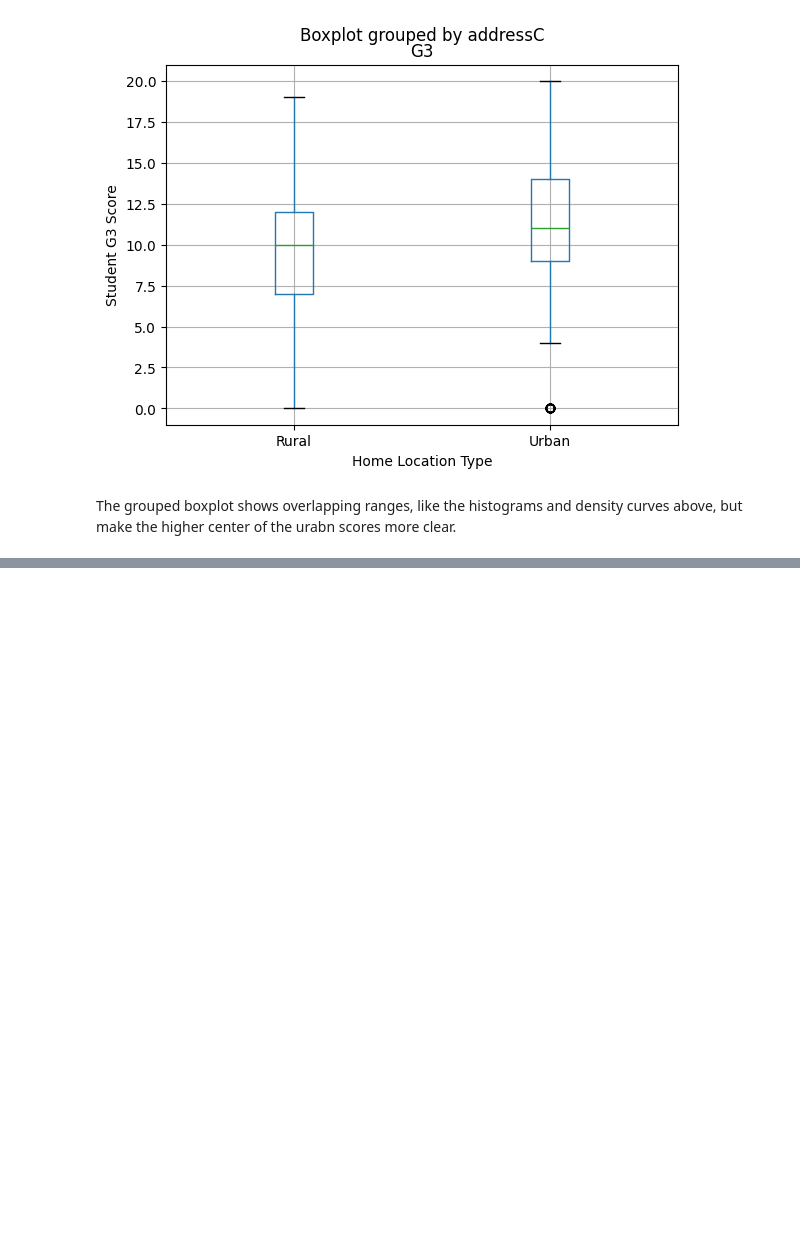
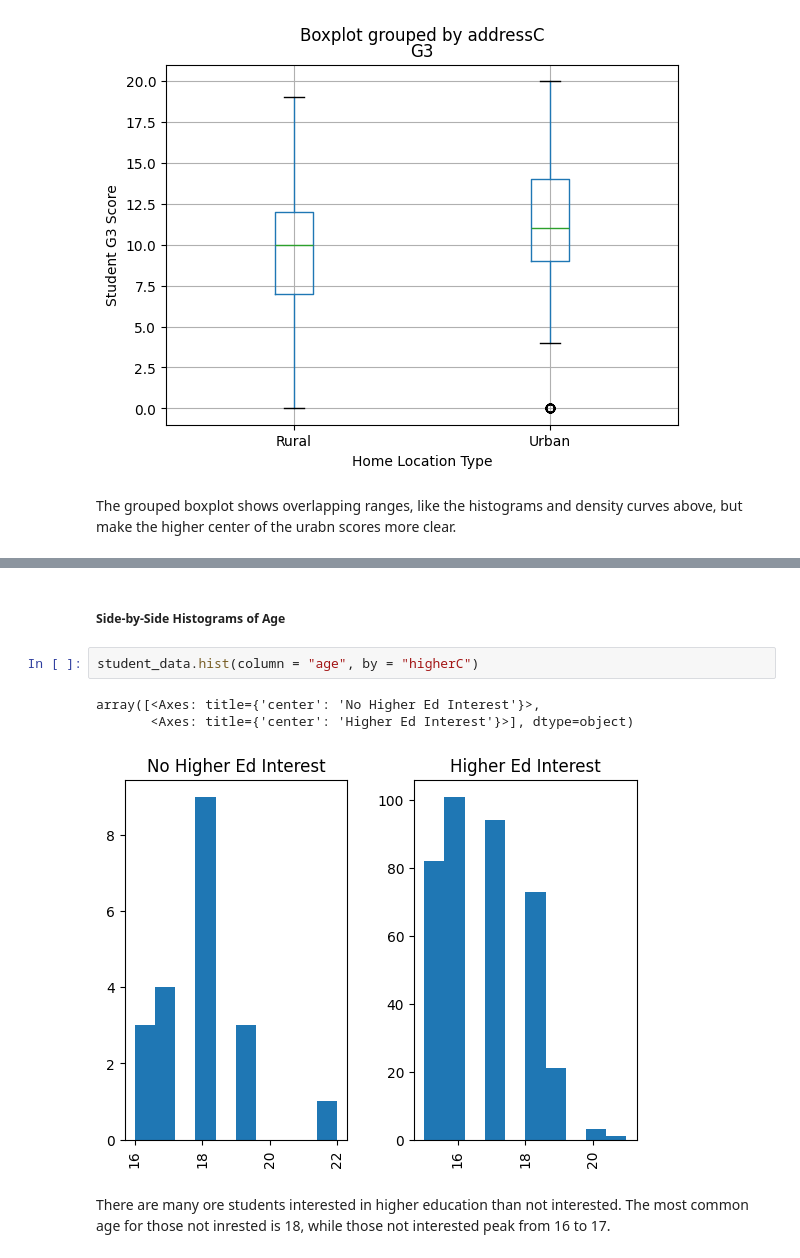
Before and after one commit to lytyler/ST554_Homework4, a Jupyter notebook: Homework4.ipynb, the cells around one changed output, grey strips where cells are left out. Saved outputs shown, nothing was run; the diff lists cells and outputs as text; blank space fills up the shorter version.

```diff
--- a/Homework4.ipynb
+++ b/Homework4.ipynb
@@ -354,0 +336,10 @@ memory usage: 98.9+ KB
+# %% [markdown]
+##### Side-by-Side Histograms of Age
+# %%
+student_data.hist(column = "age", by = "higherC")
+# %% [output]
+array([<Axes: title={'center': 'No Higher Ed Interest'}>,
+       <Axes: title={'center': 'Higher Ed Interest'}>], dtype=object)
+[figure, added]
+# %% [markdown]
+There are many ore students interested in higher education than not interested. The most common age for those not inrested is 18, while those not interested peak from 16 to 17.
```
Also changed, not shown: parts of 4 cells of this notebook.
